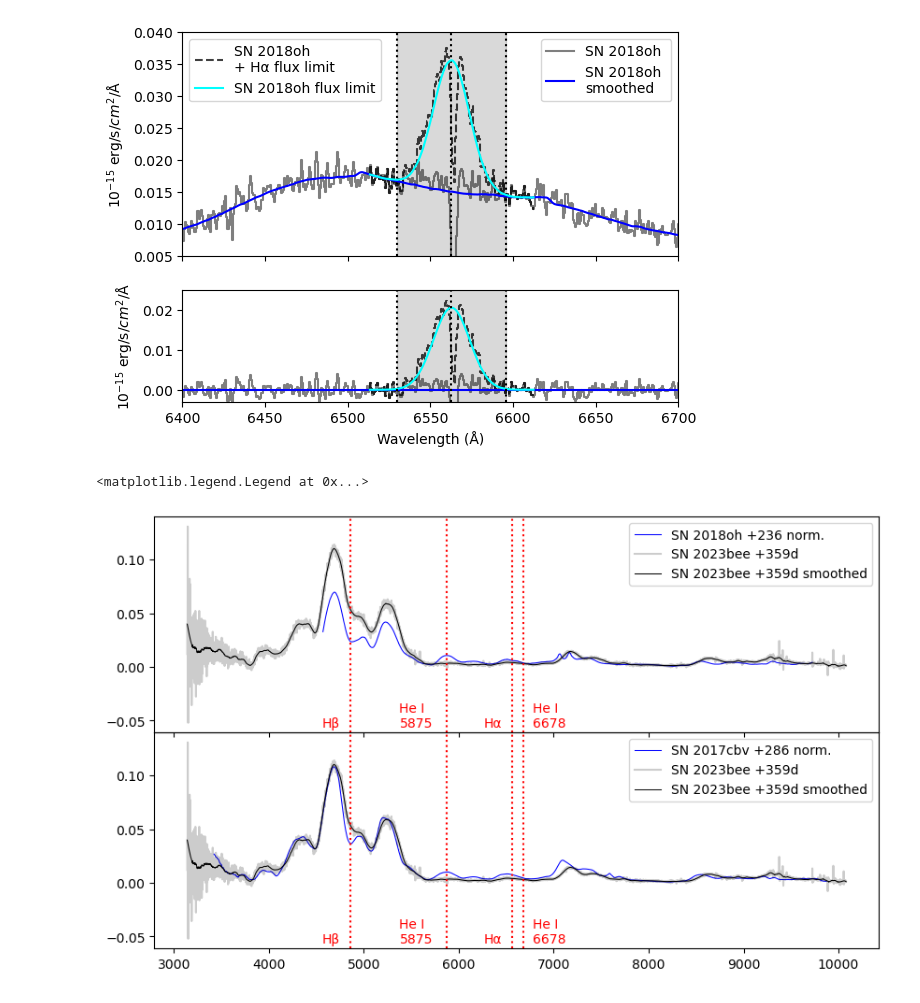
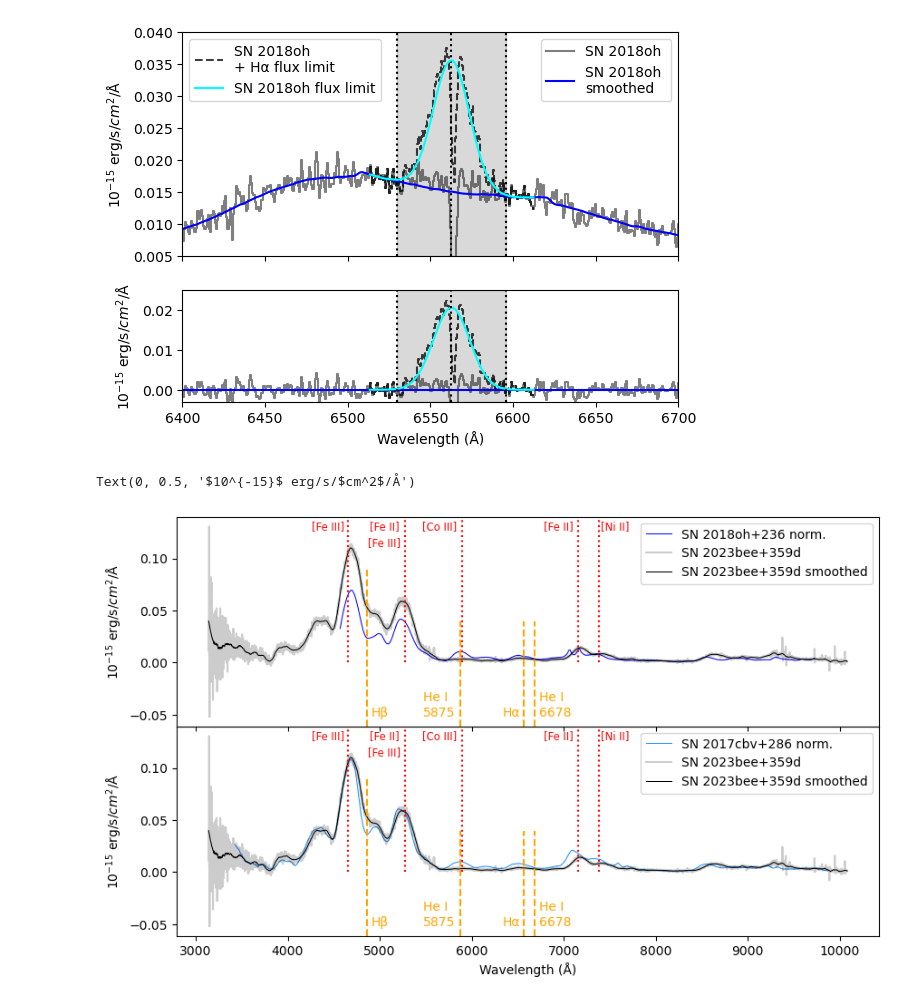
Before and after one commit to skvc22/sn2023bee, a Jupyter notebook: calibrate.ipynb, the cells around one changed output. Drawn from its saved outputs; the diff is of its cells as text; code cells hidden in the pictures.

Commit message:
update comparison plot with new element lines

```diff
--- a/calibrate.ipynb
+++ b/calibrate.ipynb
@@ -138,6 +140,12 @@ halpha = 6562.79
 hbeta = 4861.35
 hei5875 = 5875.61
 hei6678 = 6678.15
+CoIII = 5890.5908
+FeII = 7155.7172
+NiII = 7380.7410
+FeII2 = 5261.5273
+FeIII = 5270
+FeIII2 = 4658.4702
 
 plt.plot(spec.t.wavelength, spec.t.flux*(10**15), alpha=.5)
 plt.plot(spec.t.wavelength, smoothed_bee*(10**15), color='tab:blue')
@@ -390,49 +427,51 @@ smoothed_cbv = savgol_filter(gmos1spec.t.flux, 101, 3)
 # %%
 # normalize and plot the smoothed 18oh and 17cbv spectra overtop the smoothed and unsmoothed 23bee spectrum; indicate wavelengths of examined emission lines
 
 fig, ax = plt.subplots(2, 1, sharex=True)
 plt.subplots_adjust(hspace=0)
 fig.set_figwidth(10)
 fig.set_figheight(6)
 
+# normalize SN 2018oh to SN 2023bee
 ixs_bee = spec.ix_inrange('wavelength',7500,8500)
 ixs_oh = deimosspec.ix_inrange('wavelength',7500,8500)
 med_bee = np.median(spec.t.flux[ixs_bee])
 med_oh = np.median(deimosspec.t.flux[ixs_oh])
 constant = med_bee/med_oh
 
-ax[0].plot(deimosspec.t.wavelength, smoothed_oh_deimos*constant,color='b',label='SN 2018oh +236 norm.', lw=.75)
-ax[0].plot(spec.t.wavelength, spec.t.flux, color='black',alpha=.2, label='SN 2023bee +359d')
-ax[0].plot(spec.t.wavelength, smoothed_bee, color='black',label='SN 2023bee +359d smoothed', lw=.75)
-ax[0].axvline(halpha, linestyle='dotted', color='r')
-ax[0].text(halpha-300,ax[0].get_ylim()[0]+.005,"Hα", color='r')
-ax[0].axvline(hbeta, linestyle='dotted', color='r')
-ax[0].text(hbeta-300,ax[0].get_ylim()[0]+.005,"Hβ", color='r')
-ax[0].axvline(hei5875, linestyle='dotted', color='r')
-ax[0].text(hei5875-500,ax[0].get_ylim()[0]+.005,"He I\n5875", color='r')
-ax[0].axvline(hei6678, linestyle='dotted', color='r')
-ax[0].text(hei5875+900,ax[0].get_ylim()[0]+.005,"He I \n6678", color='r')
+# plot the SNe
+ax[0].plot(deimosspec.t.wavelength, smoothed_oh_deimos*constant,color='b',label='SN 2018oh+236 norm.', lw=.75)
+ax[0].plot(spec.t.wavelength, spec.t.flux, color='black',alpha=.2, label='SN 2023bee+359d')
+ax[0].plot(spec.t.wavelength, smoothed_bee, color='black',label='SN 2023bee+359d smoothed', lw=.75)
+
+# find the total y span of the plot, and what percentage of the total plot from the bottom 0 falls
+ysize = ax[0].get_ylim()[1] - ax[0].get_ylim()[0]
+wherezero = -ax[0].get_ylim()[0]/ysize
+
+#plot element lines at wavelengths where we look for emissions; add legend to top plot
+add_lines(ax, 0, wherezero)
 ax[0].legend()
 
+# normalize SN 2017cbv to SN 2023bee
 ixs_bee = spec.ix_inrange('wavelength',7800,8400)
 ixs_cbv = gmos1spec.ix_inrange('wavelength',7800,8400)
 med_bee = np.median(spec.t.flux[ixs_bee])
 med_cbv = np.median(gmos1spec.t.flux[ixs_cbv])
 constant = med_bee/med_cbv
 
-ax[1].plot(gmos1spec.t.wavelength, smoothed_cbv*constant,color='b',label='SN 2017cbv +286 norm.', lw=.75)
-ax[1].plot(spec.t.wavelength, spec.t.flux, color='black',alpha=.2, label='SN 2023bee +359d')
-ax[1].plot(spec.t.wavelength, smoothed_bee, color='black',label='SN 2023bee +359d smoothed', lw=.75)
+#plot the SNe
+ax[1].plot(gmos1spec.t.wavelength, smoothed_cbv*constant,color='dodgerblue',label='SN 2017cbv+286 norm.', lw=.75)
+ax[1].plot(spec.t.wavelength, spec.t.flux, color='black',alpha=.2, label='SN 2023bee+359d')
+ax[1].plot(spec.t.wavelength, smoothed_bee, color='black',label='SN 2023bee+359d smoothed', lw=.75)
 ax[1].set(facecolor='none')
-ax[1].axvline(halpha, linestyle='dotted', color='r')
-ax[1].text(halpha-300,ax[0].get_ylim()[0]+.005,"Hα", color='r')
-ax[1].axvline(hbeta, linestyle='dotted', color='r')
-ax[1].text(hbeta-300,ax[0].get_ylim()[0]+.005,"Hβ", color='r')
-ax[1].axvline(hei5875, linestyle='dotted', color='r')
-ax[1].text(hei5875-500,ax[0].get_ylim()[0]+.005,"He I\n5875", color='r')
-ax[1].axvline(hei6678, linestyle='dotted', color='r')
-ax[1].text(hei5875+900,ax[0].get_ylim()[0]+.005,"He I \n6678", color='r')
+
+#plot element lines at wavelengths where we look for emissions; add legend to top plot
+add_lines(ax, 1, wherezero)
 ax[1].legend()
+
+ax[1].set_xlabel('Wavelength (Å)')
+ax[0].set_ylabel('$10^{-15}$ erg/s/$cm^2$/Å')
+ax[1].set_ylabel('$10^{-15}$ erg/s/$cm^2$/Å')
 # %% [output]
-<matplotlib.legend.Legend at 0x...>
+Text(0, 0.5, '$10^{-15}$ erg/s/$cm^2$/Å')
-[figure, old version]
+[figure, new version]
```
Also changed, not shown: parts of 2 cells of this notebook.
